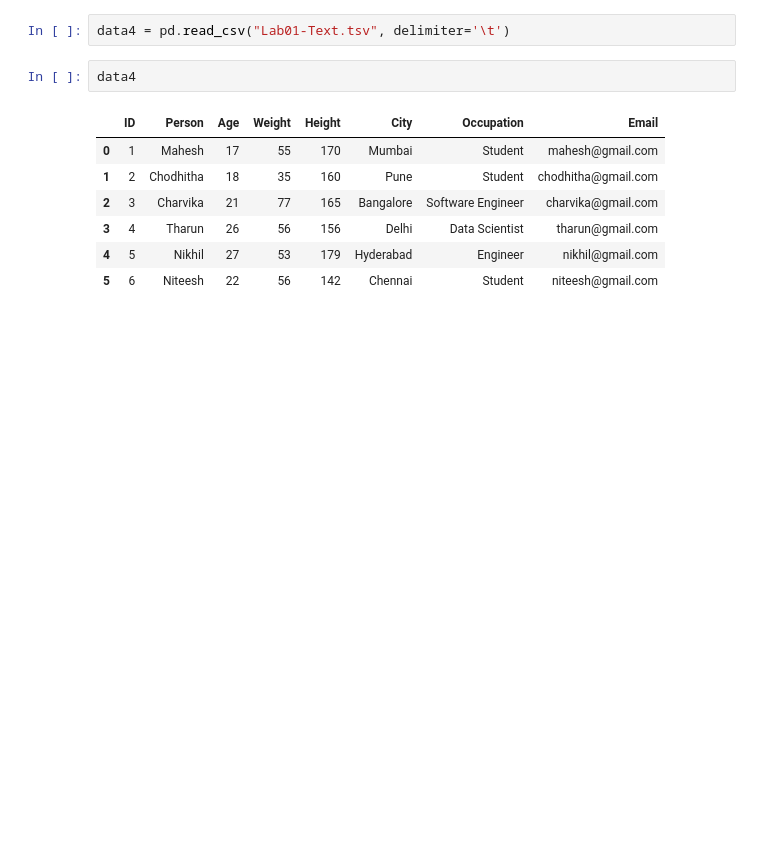
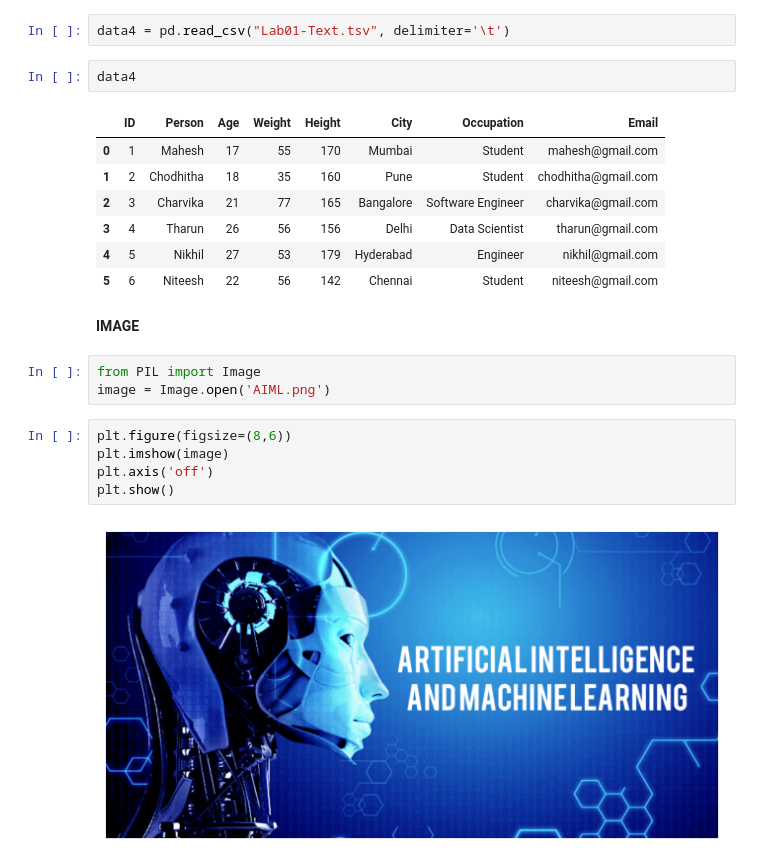
Before and after one commit to Mahesh-ch06/AIML_2303A52037, a Jupyter notebook: Lab1.ipynb, the cells around one changed output. Cells and saved outputs as stored; diff of their text form; blank space fills up the shorter version.

```diff
--- a/Lab1.ipynb
+++ b/Lab1.ipynb
@@ -174,3 +174,15 @@ data4
 | 3 | 4 | Tharun | 26 | 56 | 156 | Delhi | Data Scientist | tharun@gmail.com |
 | 4 | 5 | Nikhil | 27 | 53 | 179 | Hyderabad | Engineer | nikhil@gmail.com |
 | 5 | 6 | Niteesh | 22 | 56 | 142 | Chennai | Student | niteesh@gmail.com |
+# %% [markdown]
+**IMAGE**
+# %%
+from PIL import Image
+image = Image.open('AIML.png')
+# %%
+plt.figure(figsize=(8,6))
+plt.imshow(image)
+plt.axis('off')
+plt.show()
+# %% [output]
+[figure, added]
```
Also changed, not shown: parts of 6 cells of this notebook.
